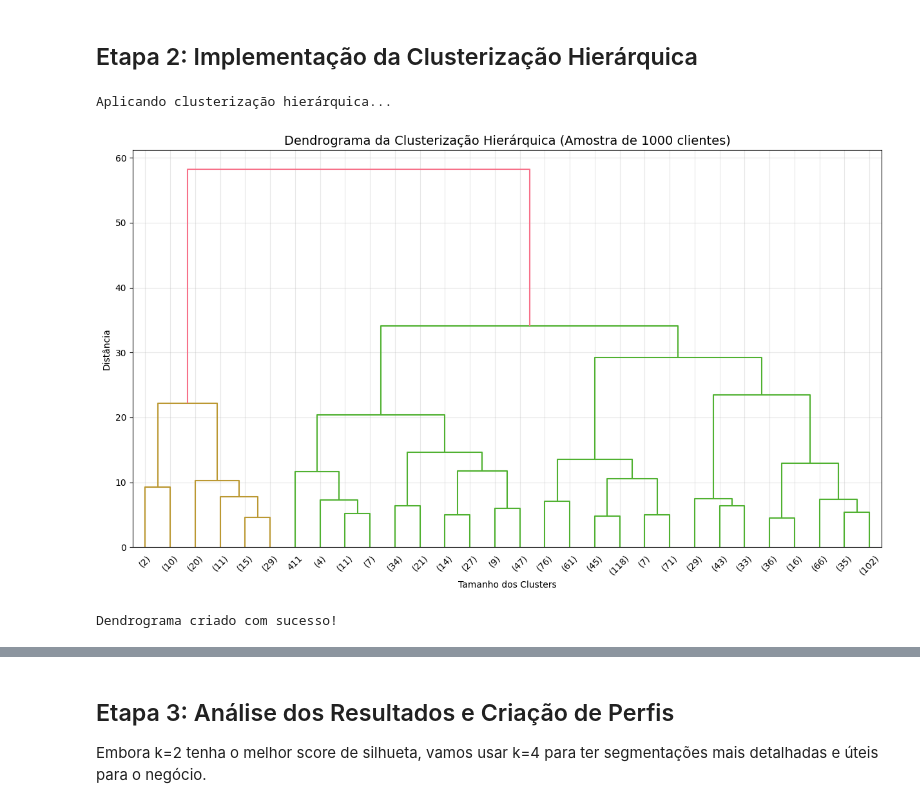
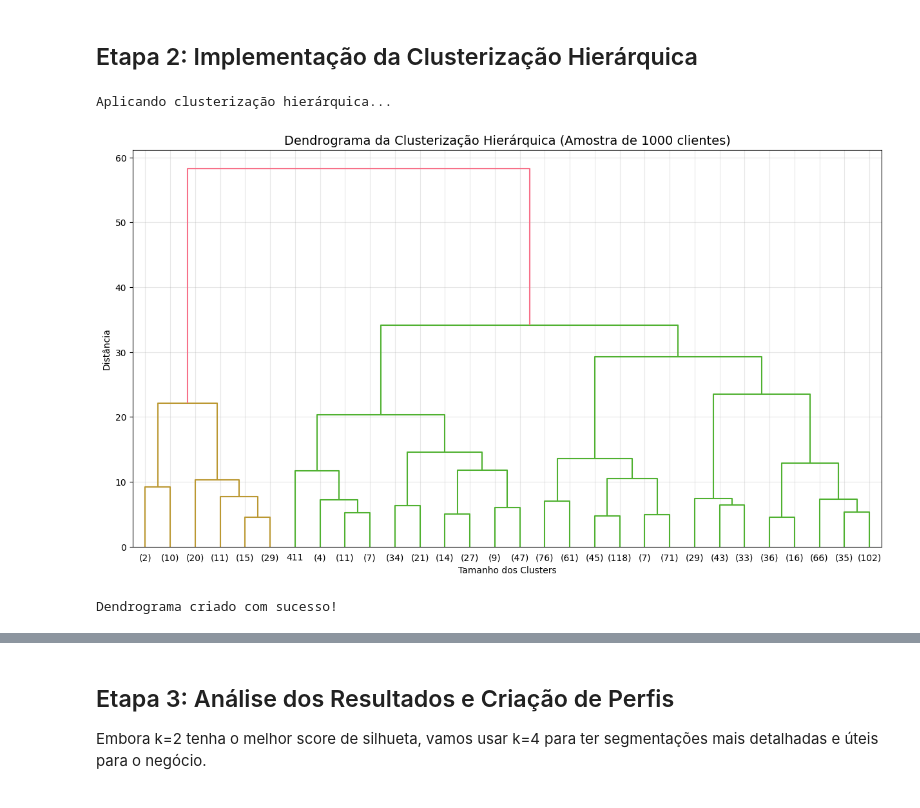
Before and after one commit to caiothomasbandeira/ecommerce-strategic-analysis, a Jupyter notebook: modulo1_clusterizacao/1_clustering_analysis.ipynb, the cells around one changed output, grey strips where cells are left out. Drawn from its saved outputs; the diff is of its cells as text; code cells hidden in the pictures.

```diff
--- a/modulo1_clusterizacao/1_clustering_analysis.ipynb
+++ b/modulo1_clusterizacao/1_clustering_analysis.ipynb
@@ -151,7 +142,7 @@ customer_features.columns = ['Frequencia', 'Valor_Total', 'Ticket_Medio', 'Categ
 
 # Adicionar métrica de recência (usando índice como proxy de tempo)
 # Assumindo que índices maiores = compras mais recentes
-recencia = df.groupby('User_ID', include_groups=False).apply(lambda x: df.index.max() - x.index.max())
+recencia = df.groupby('User_ID').apply(lambda x: df.index.max() - x.index.max())
 customer_features['Recencia'] = recencia
 
 # Adicionar informações demográficas
@@ -249,29 +250,30 @@ Dados prontos para clusterização hierárquica!
 # %%
 # Aplicar Clusterização Hierárquica usando Ward linkage
 print("Aplicando clusterização hierárquica...")
 
 # Usar uma amostra para o dendrograma (5891 pontos seria muito pesado)
 sample_size = 1000
 np.random.seed(42)
 sample_indices = np.random.choice(len(features_normalized_df), size=sample_size, replace=False)
 sample_data = features_normalized[sample_indices]
 
 # Calcular a matriz de linkage
 Z = linkage(sample_data, method='ward', metric='euclidean')
 
 # Criar dendrograma
 plt.figure(figsize=(15, 8))
 dendrogram(Z, truncate_mode='lastp', p=30, show_leaf_counts=True)
 plt.title('Dendrograma da Clusterização Hierárquica (Amostra de 1000 clientes)', fontsize=14)
 plt.xlabel('Tamanho dos Clusters')
+plt.xticks(rotation=0)
 plt.ylabel('Distância')
 plt.grid(True, alpha=0.3)
 plt.show()
 
 print("Dendrograma criado com sucesso!")
 # %% [output]
 Aplicando clusterização hierárquica...
-[figure, old version]
+[figure, new version]
 Dendrograma criado com sucesso!
 # %%
 # Determinar número ideal de clusters usando Coeficiente de Silhueta
```
Also changed, not shown: parts of 7 cells of this notebook.
